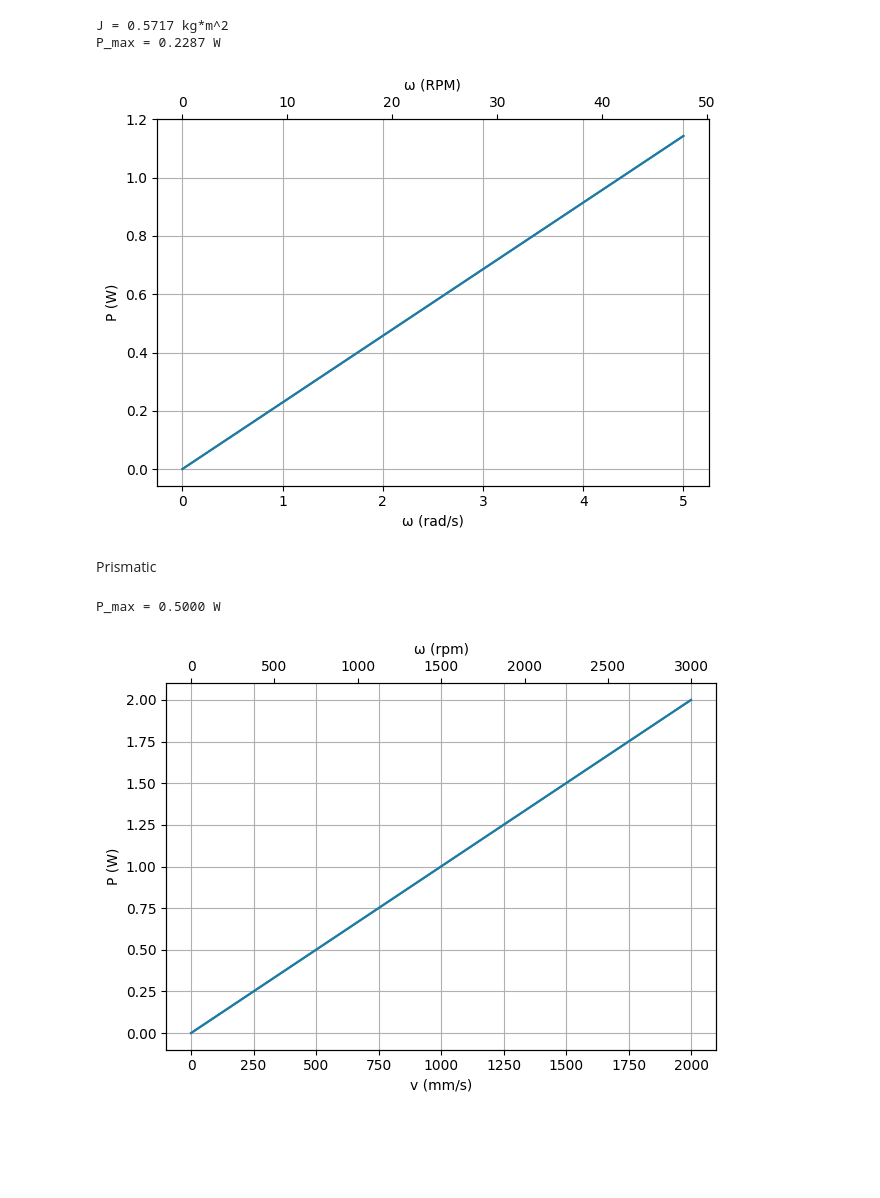
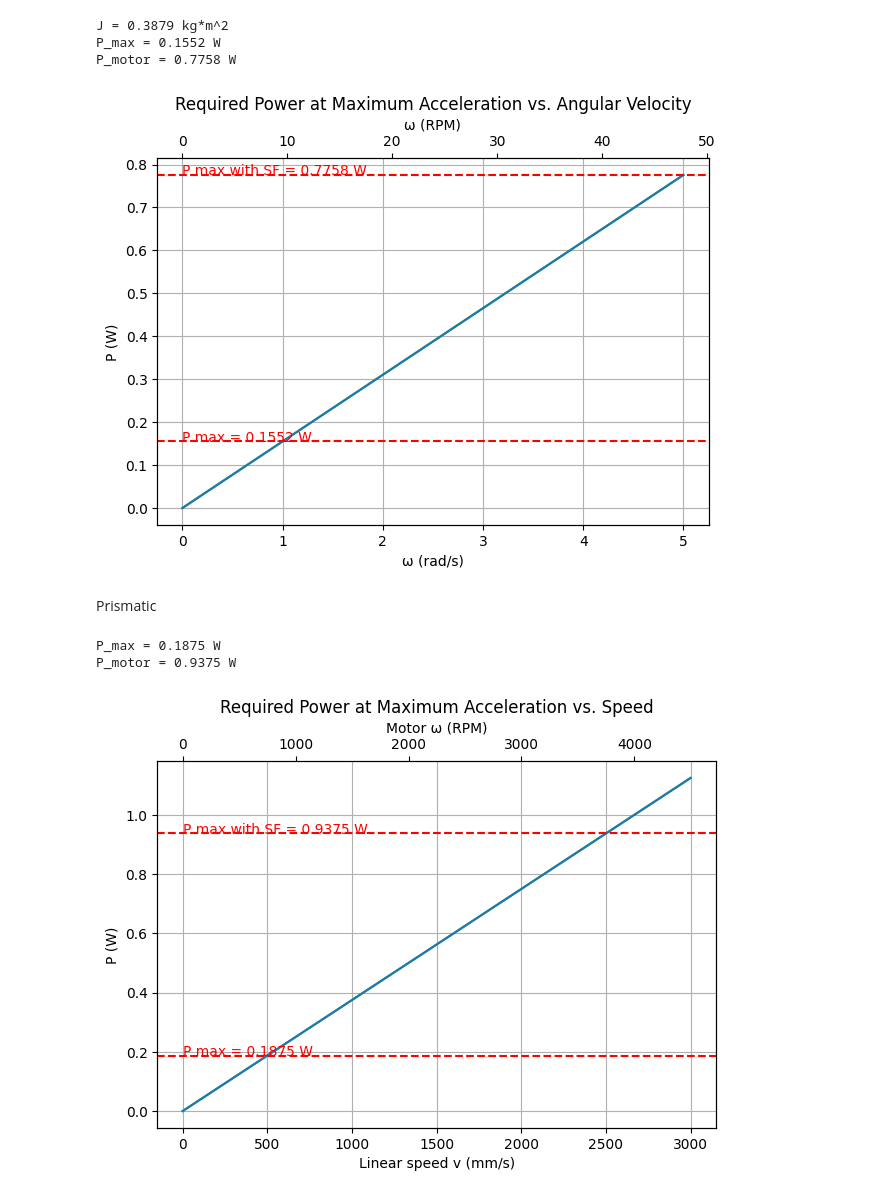
Before and after one commit to lyDevper/Autto-Pen-Calculation, a Jupyter notebook: Power_calc.ipynb, the cells around one changed output. Cells and saved outputs as stored; diff of their text form; code cells hidden in the pictures; blank space fills up the shorter version.

```diff
--- a/Power_calc.ipynb
+++ b/Power_calc.ipynb
@@ -1,7 +1,10 @@
 # %%
 #J = 0.1126 # kg*m^2 Solid Works measured
-J = 2 * 1.5*(0.35**2) + (1/12)*(2*2.5)*(0.70**2) # 2*J_load * J_beam # approximated
+m_endLoad = 0.75 # kg # approx
+m_beam = 2.5 # kg # approx
+J = 2 * m_endLoad*(0.35**2) + (1/12)*(2*m_beam)*(0.70**2) # 2*J_load * J_beam # approximated
 print('J = %.4f kg*m^2' % J)
+
 alpha = 0.4 # rad/s^2
 omega_max = 1.0 # rad/s
 
@@ -9,42 +12,54 @@ torque = J * alpha
 
 P_max = torque * omega_max
 print(f'P_max = {P_max:.4f} W')
+
+SF = 5
+P_motor = P_max * SF
+print(f'P_motor = {P_motor:.4f} W')
 # %% [output]
-J = 0.5717 kg*m^2
-P_max = 0.2287 W
+J = 0.3879 kg*m^2
+P_max = 0.1552 W
+P_motor = 0.7758 W
 # %%
 # plot required power vs. omega from 0 to 5 rad/s
 # also add two x axses for unit rad/s and rpm
 import numpy as np
 import matplotlib.pyplot as plt
 
 omega = np.linspace(0, 5, 100)
 P = torque * omega
+P_SF = P * SF
 
 fig, ax1 = plt.subplots()
 
 color = 'tab:green'
 ax1.set_xlabel('ω (rad/s)')
 ax1.set_ylabel('P (W)')
+plt.grid()
 ax1.plot(omega, P, color=color)
-ax1.tick_params(axis='y')
-plt.grid()
 
 ax2 = ax1.twiny()
 ax2.set_xlabel('ω (RPM)')
 ax2.plot(omega * 60/(2*np.pi), P)
 ax2.tick_params(axis='x')
 
+plt.axhline(y=P_motor, color='r', linestyle='--')
+plt.text(0, P_motor, f'P max with SF = {P_motor:.4f} W', color='r')
+
+plt.axhline(y=P_max, color='r', linestyle='--')
+plt.text(0, P_max, f'P max = {P_max:.4f} W', color='r')
+
 fig.tight_layout()
-
+plt.title('Required Power at Maximum Acceleration vs. Angular Velocity')
 plt.show()
 # %% [output]
-[figure, old version]
+[figure, new version]
 # %% [markdown]
 Prismatic
 # %%
 r_pulley = 6.37 / 1000 # m
-m_load  = 2 * 2 # kg # assumed
+m_endLoad = 0.75 # kg # approx
+m_load  = 2 * m_endLoad # kg # assumed
 
 a = 0.250 # m/s^2 # requirement
 v_max = 0.500 # m/s # requirement
@@ -55,8 +70,13 @@ torque = m_load * a * r_pulley # approx without belt tension
 
 P_max = torque * omega_max
 print(f'P_max = {P_max:.4f} W')
+
+SF = 5
+P_motor = P_max * SF
+print(f'P_motor = {P_motor:.4f} W')
 # %% [output]
-P_max = 0.5000 W
+P_max = 0.1875 W
+P_motor = 0.9375 W
 # %%
 # plot required power vs. omega or speed from 0 to 2.000 m/s
 # also add two x axses for unit mm/s and rpm
@@ -67,14 +87,14 @@ def P_at_omega(omega):
 def P_at_v(v):
     return (m_load * a * r_pulley) * (v / r_pulley)
 
-v = np.linspace(0, 2.0, 1000)
+v = np.linspace(0, 3.0, 1000)
 v_mm = v * 1000
 P = P_at_v(v)
 
 fig, ax1 = plt.subplots()
 
 color = 'tab:green'
-ax1.set_xlabel('v (mm/s)')
+ax1.set_xlabel('Linear speed v (mm/s)')
 ax1.set_ylabel('P (W)')
 ax1.plot(v_mm, P, color=color)
 
@@ -82,11 +102,18 @@ ax1.tick_params(axis='y')
 plt.grid()
 
 ax2 = ax1.twiny()
-ax2.set_xlabel('ω (rpm)')
+ax2.set_xlabel('Motor ω (RPM)')
 ax2.plot(v * 60/(2*np.pi*r_pulley), P)
 ax2.tick_params(axis='x')
 
+plt.axhline(y=P_motor, color='r', linestyle='--')
+plt.text(0, P_motor, f'P max with SF = {P_motor:.4f} W', color='r')
+
+plt.axhline(y=P_max, color='r', linestyle='--')
+plt.text(0, P_max, f'P max = {P_max:.4f} W', color='r')
+
 fig.tight_layout()
+plt.title('Required Power at Maximum Acceleration vs. Speed')
 plt.show()
 # %% [output]
-[figure, old version]
+[figure, new version]
```
Also changed, not shown: 1 other file.
